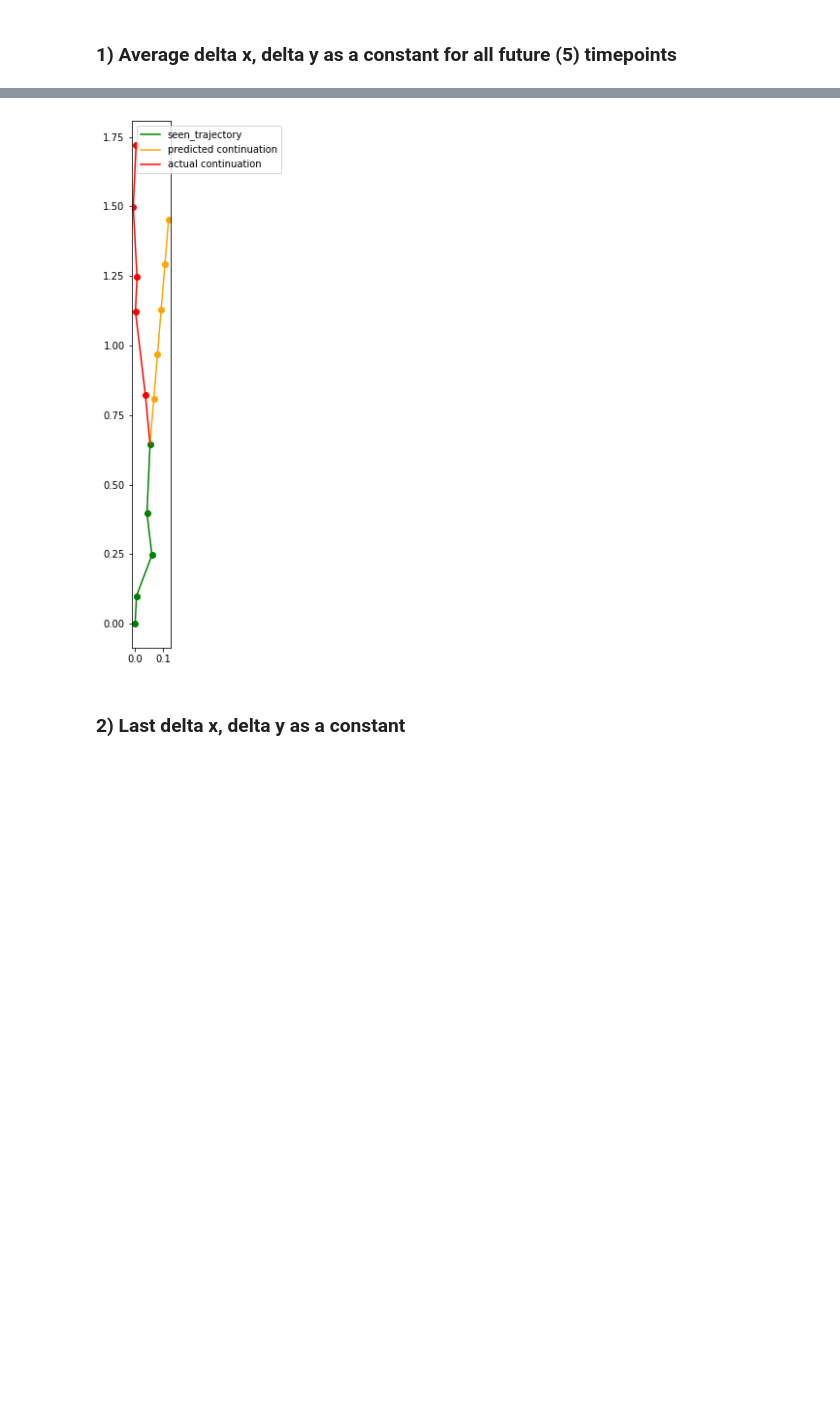
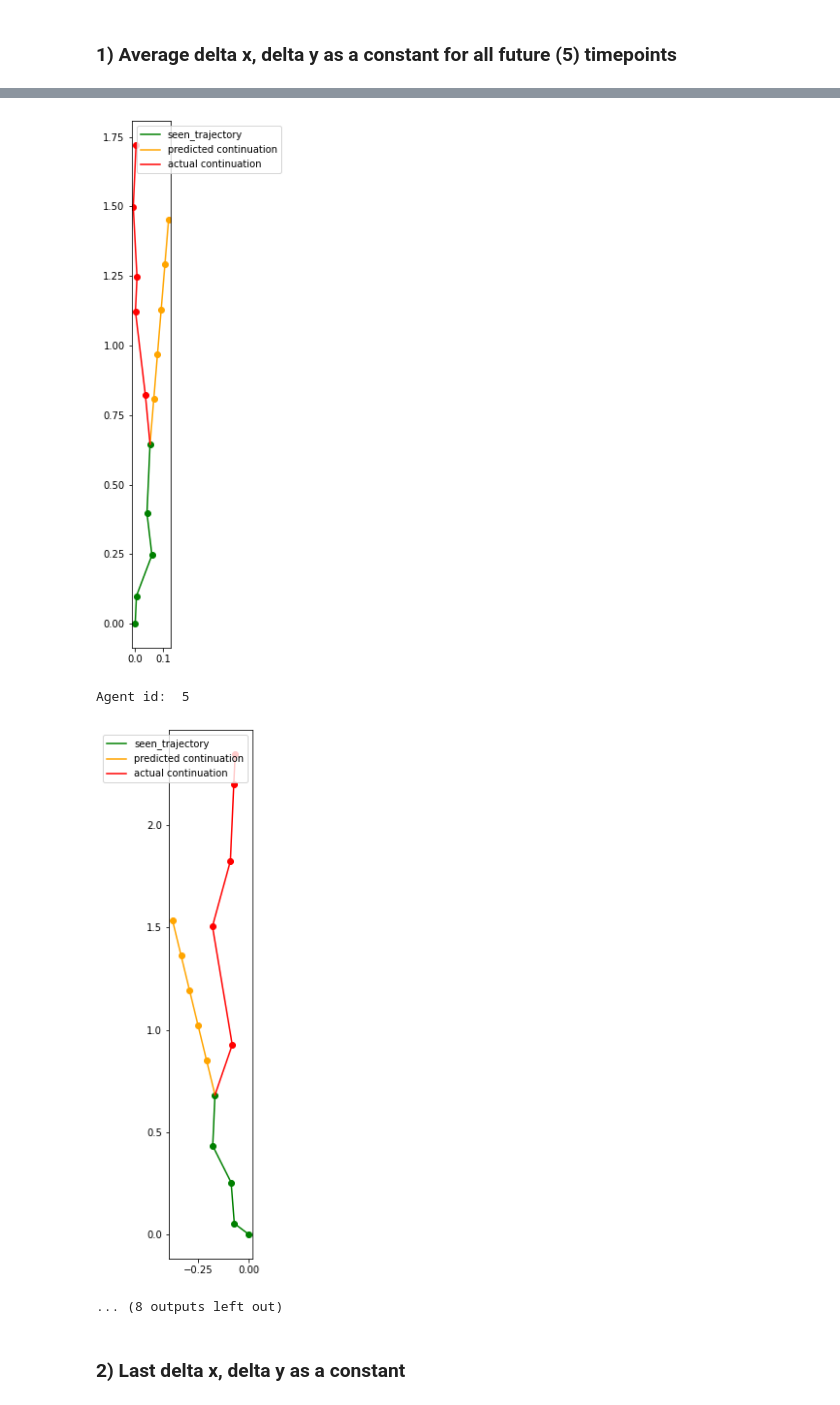
Before and after one commit to karlriis/trajectory-forecasting, a Jupyter notebook: Baselines.ipynb, the cells around one changed output, grey strips where cells are left out. Saved outputs shown, nothing was run; the diff lists cells and outputs as text; code cells hidden in the pictures; blank space fills up the shorter version.

Commit message:
more plots in Baselines

```diff
--- a/Baselines.ipynb
+++ b/Baselines.ipynb
@@ -100,35 +100,38 @@ def calculate_error(pred_x, pred_y, test_x, test_y):
 # %% [markdown]
 ### 1) Average delta x, delta y as a constant for all future (5) timepoints
 # %%
-for agent_id in agent_ids[:5]:
+for agent_id in agent_ids[:10]:
     print("Agent id: ", agent_id)
     x_data, y_data, max_train_idx = agent_data(data, agent_id)
     #random_start_idx = np.random.randint(0, max_train_idx)
     random_start_idx = 0
     sample_x, sample_y, test_x, test_y = generate_data(data, random_start_idx, agent_id, 5)
 
     sample_vel_x = [sample_x[i] - sample_x[i-1] for i in range(1, len(sample_x))]
     sample_vel_y = [sample_y[i] - sample_y[i-1] for i in range(1, len(sample_y))]
 
     avg_vel_x = np.mean(sample_vel_x)
     avg_vel_y = np.mean(sample_vel_y)
 
     pred_x = [sample_x[-1] + i*avg_vel_x for i in range(1, 6)]
     pred_y = [sample_y[-1] + i*avg_vel_y for i in range(1, 6)]
 
     plot_predictions(sample_x, sample_y, test_x, test_y, pred_x, pred_y)
     #plot_whole_trajectories(x_data, y_data, pred_x, pred_y, random_start_idx)
 # %% [output]
 Agent id:  0
 [figure]
 Agent id:  1
 [figure]
 Agent id:  2
 [figure]
 Agent id:  3
 [figure]
 Agent id:  4
 [figure]
+Agent id:  5
+[figure, added]
+... (8 outputs left out)
 # %% [markdown]
 ### 2) Last delta x, delta y as a constant
 # %%
```
Also changed, not shown: parts of 11 cells of this notebook.
